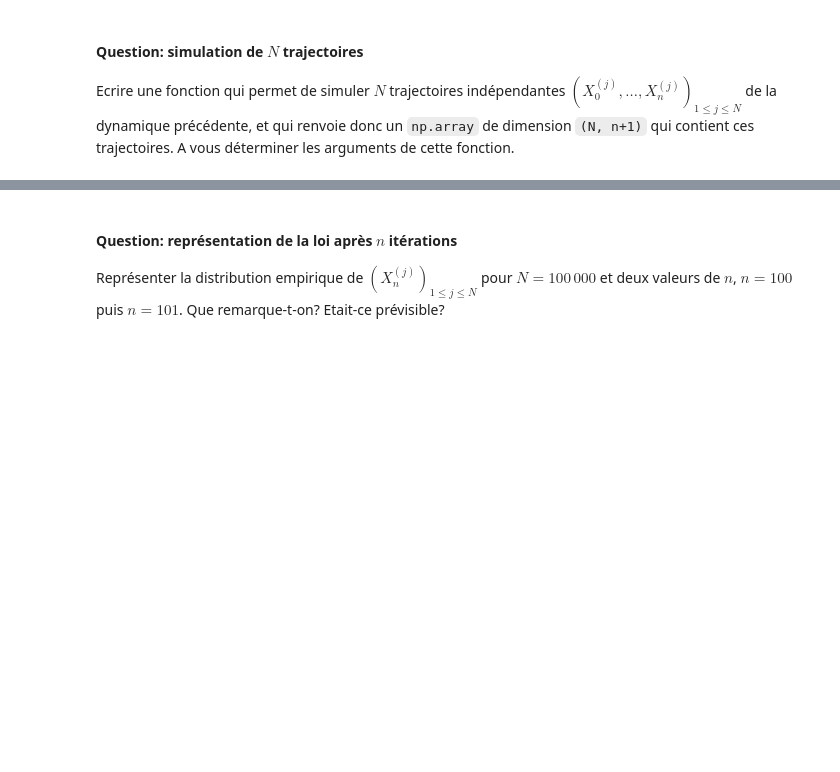
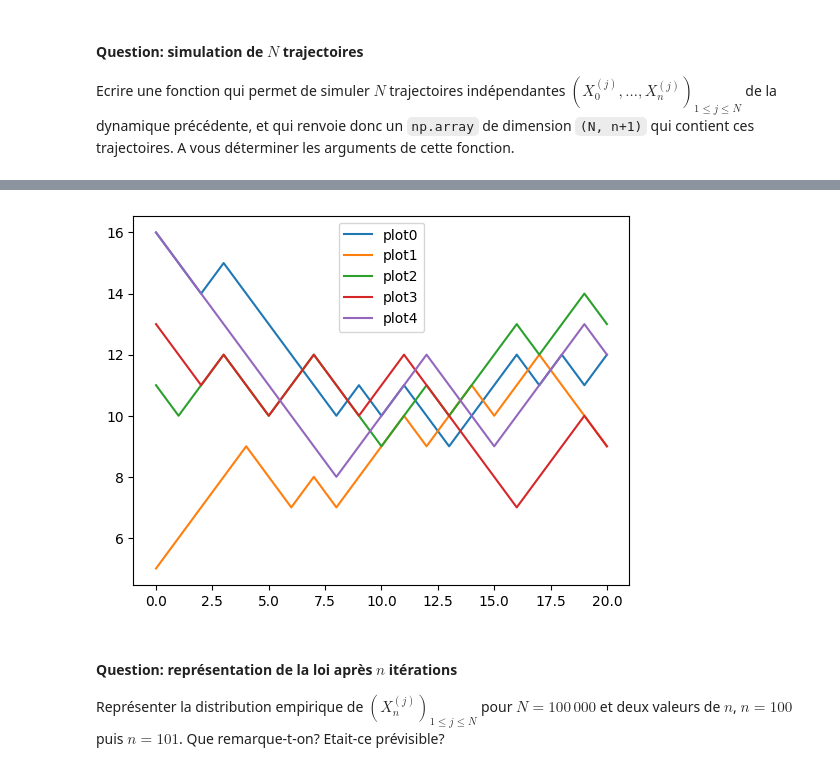
Before and after one commit to RoxaneC/M1-MATHS, a Jupyter notebook: Probabilités_Numériques/TP2/TP2 Sujet.ipynb, the cells around one changed output, grey strips where cells are left out. Drawn from its saved outputs; the diff is of its cells as text; code cells hidden in the pictures; blank space fills up the shorter version.

```diff
--- a/Probabilités_Numériques/TP2/TP2 Sujet.ipynb
+++ b/Probabilités_Numériques/TP2/TP2 Sujet.ipynb
@@ -191,3 +244,6 @@ Reprendre la question précédente avec le type `set` et les méthodes associée
 Cette construction itérative nécessaire dans des dynamiques plus complexes peut être améliorée de la façon suivante. Si on construit un vecteur `sample` des `n` réalisations de la loi uniforme sur $E$, on peut en déduire directement la composition des urnes à l'itération $n$. En effet la balle $i$ n'a pas changé d'urne entre 0 et $n$ si et seulement si le numéro $i$ apparait un nombre pair de fois dans `sample`.
 
 Construire directement `A_n` et `B_n` à partir d'un vecteur `sample` de taille `n` qui contient les réalisations de la loi uniforme sur $E$.
+# %%
+sample = np.random.randint(1,d,n)
+sample
@@ -205,12 +268,41 @@ avec $(U_k)_{k \ge 1}$ une suite de variables aléatoires indépendantes de loi
 #### Question: simulation de $N$ trajectoires
 
 Ecrire une fonction qui permet de simuler $N$ trajectoires indépendantes $(X_0^{(j)},\dots, X_n^{(j)})_{1 \le j \le N}$ de la dynamique précédente, et qui renvoie donc un `np.array` de dimension `(N, n+1)` qui contient ces trajectoires. A vous déterminer les arguments de cette fonction.
+# %%
+d = 20
+
+def ehrenfest(x0, n, N):
+    u = rng.random(size=(N,n))
+    sample = np.empty(shape=(N,n+1), dtype=np.int64)
+    sample[:,0] = x0
+    for i in range(n):
+        sample[:,i+1] = sample[:,i] + 1-2*(u[:,i]<sample[:,i]/d)
+    #sample[:,1:] = sample[:,:-1] + 1-2*(u<sample[:,:-1]/d)
+    return sample
 # %% [markdown]
 #### Question: affichage de trajectoires
 
 Reproduire le graphe suivant qui représente l'évolution de 5 trajectoires de $(X_k)_{0 \le k \le n}$ avec $n=20$.
 
 ![](img/paths.png)
+# %%
+n=20
+N=5
+x0 = np.random.randint(d,size=N)
+traj = ehrenfest(x0,n,N)
+
+support = np.linspace(0,n,n+1)
+
+plt.plot(support, traj[0], label="plot0")
+plt.plot(support, traj[1], label="plot1")
+plt.plot(support, traj[2], label="plot2")
+plt.plot(support, traj[3], label="plot3")
+plt.plot(support, traj[4], label="plot4")
+
+plt.legend()
+plt.show()
+# %% [output]
+[figure, added]
 # %% [markdown]
 #### Question: représentation de la loi après $n$ itérations
 
```
Also changed, not shown: parts of 12 cells of this notebook.
